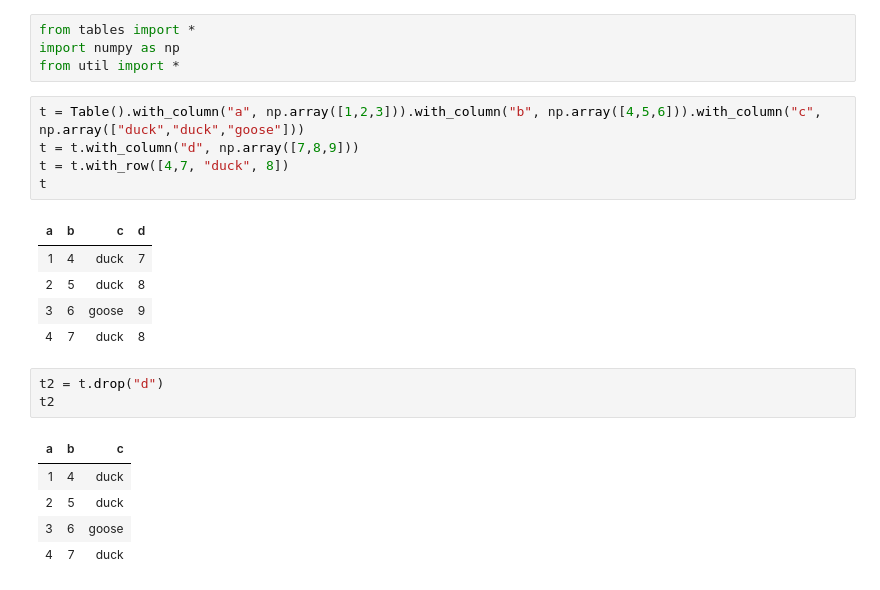
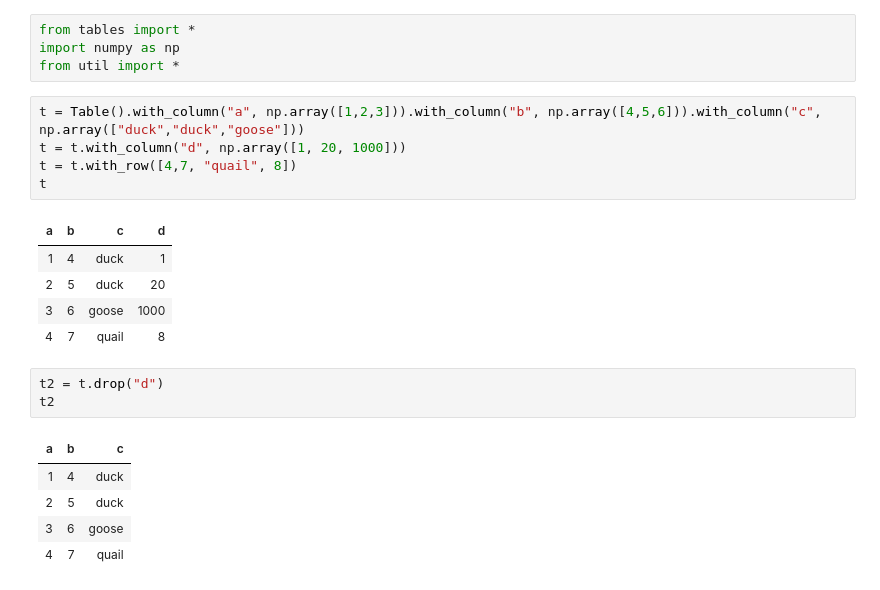
Before and after one commit to data-8/datascience, a Jupyter notebook: datascience/test.ipynb, the cells around one changed output. Cells and saved outputs as stored; diff of their text form.

```diff
--- a/datascience/test.ipynb
+++ b/datascience/test.ipynb
@@ -8,15 +8,15 @@ import numpy as np
 from util import *
 # %%
 t = Table().with_column("a", np.array([1,2,3])).with_column("b", np.array([4,5,6])).with_column("c", np.array(["duck","duck","goose"]))
-t = t.with_column("d", np.array([7,8,9]))
-t = t.with_row([4,7, "duck", 8])
+t = t.with_column("d", np.array([1, 20, 1000]))
+t = t.with_row([4,7, "quail", 8])
 t
 # %% [output]
 | a | b | c | d |
-| 1 | 4 | duck | 7 |
-| 2 | 5 | duck | 8 |
-| 3 | 6 | goose | 9 |
-| 4 | 7 | duck | 8 |
+| 1 | 4 | duck | 1 |
+| 2 | 5 | duck | 20 |
+| 3 | 6 | goose | 1000 |
+| 4 | 7 | quail | 8 |
 # %%
 t2 = t.drop("d")
 t2
@@ -25,4 +25,4 @@ t2
 | 1 | 4 | duck |
 | 2 | 5 | duck |
 | 3 | 6 | goose |
-| 4 | 7 | duck |
+| 4 | 7 | quail |
```
Also changed, not shown: parts of 3 cells of this notebook, 1 other file.
